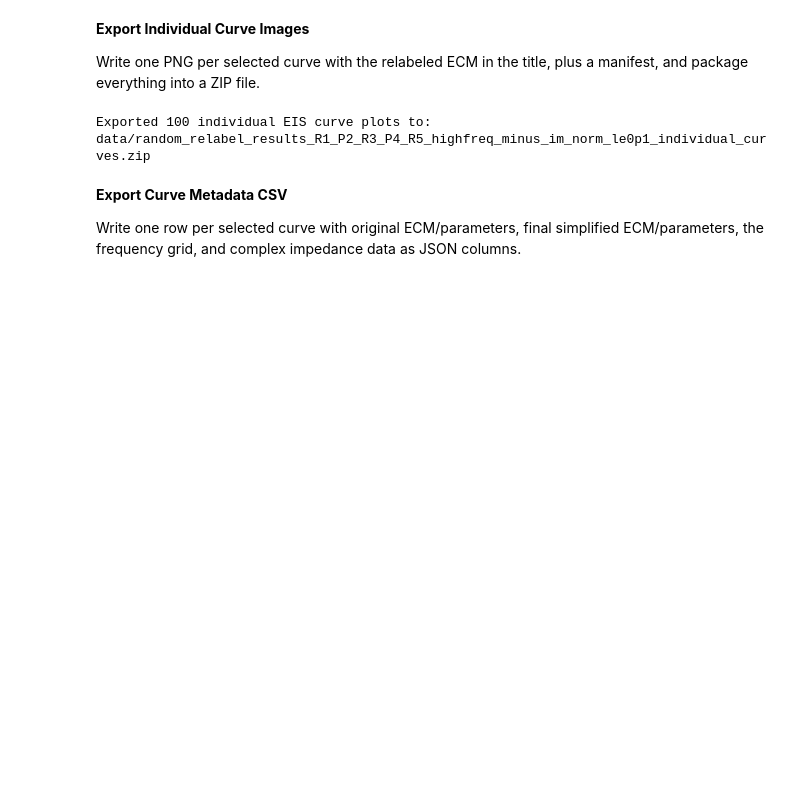
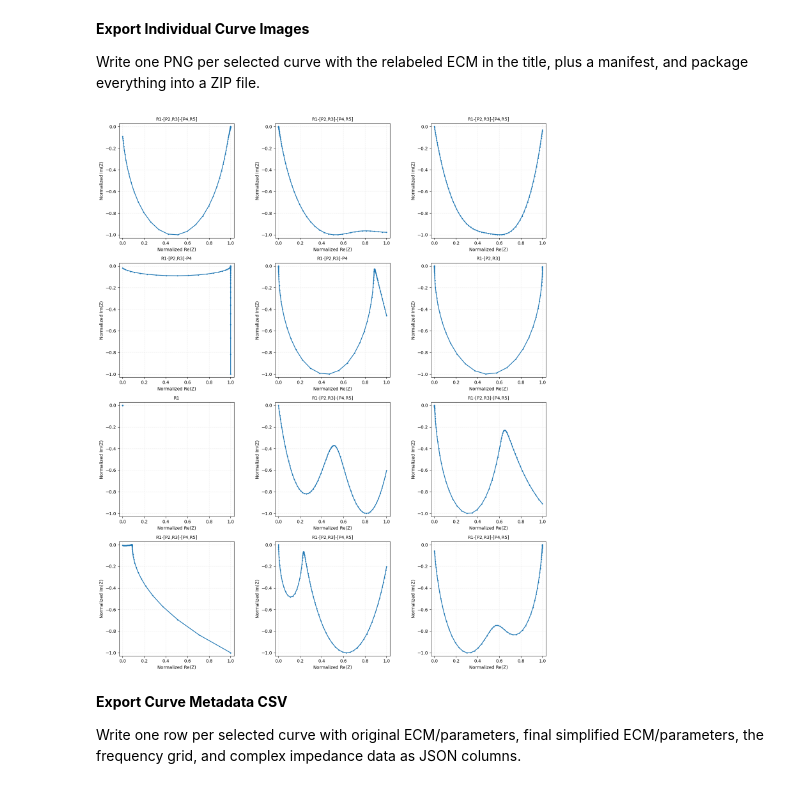
Before and after one commit to zhechengyin/AutoREC, a Jupyter notebook: generate_EIS_data_1.ipynb, the cells around one changed output. Drawn from its saved outputs; the diff is of its cells as text; code cells hidden in the pictures; blank space fills up the shorter version.

```diff
--- a/generate_EIS_data_1.ipynb
+++ b/generate_EIS_data_1.ipynb
@@ -1403,42 +1395,33 @@ plt.show()
 
 Write one PNG per selected curve with the relabeled ECM in the title, plus a manifest, and package everything into a ZIP file.
 # %%
-export_df = random_relabel_results_df.dropna(subset=['relabel_ecm']).sort_values('selected_position').copy()
-if export_df.empty:
-    raise ValueError('No relabeled EIS curves are available to export.')
+plot_df = random_relabel_results_df.dropna(subset=['relabel_ecm']).sort_values('selected_position').copy()
+if plot_df.empty:
+    raise ValueError('No relabeled EIS curves are available to plot.')
 
-manifest_cols = ['selected_position', 'original_ecm', 'simplified_ecm', 'relabel_ecm', 'relabel_failed', 'failure_reason']
-readme = (
-    'Each PNG contains one greedy-selected normalized Nyquist curve.\n'
-    'The plot title is the final ECM label after simplification and FIM relabeling.\n'
-    'Curves are stored internally as normalized -Im(Z) and plotted as normalized Im(Z).\n'
-)
+preview_count = min(12, len(plot_df))
+n_cols = min(3, preview_count)
+n_rows = math.ceil(preview_count / n_cols)
+fig, axes = plt.subplots(n_rows, n_cols, figsize=(5.0 * n_cols, 4.4 * n_rows), squeeze=False)
 
-with zipfile.ZipFile(individual_curve_zip_path, mode='w', compression=zipfile.ZIP_DEFLATED) as archive:
-    archive.writestr('README.txt', readme)
-    archive.writestr('manifest.csv', export_df[manifest_cols].to_csv(index=False))
-    for _, row in export_df.iterrows():
-        pos, label = int(row['selected_position']), str(row['relabel_ecm'])
-        safe_label = re.sub(r'[^A-Za-z0-9._-]+', '_', label).strip('_') or 'unknown_ecm'
-        re_norm, minus_im_norm = row['curve']
-        fig, ax = plt.subplots(figsize=(6.0, 5.4))
-        ax.plot(re_norm, -minus_im_norm, linewidth=2.0, color='tab:blue')
-        ax.set_title(f'Curve {pos:03d}\nRelabel ECM: {label}', fontsize=11, wrap=True)
-        ax.set_xlabel('Normalized Re(Z)')
-        ax.set_ylabel('Normalized Im(Z)')
-        ax.set_xlim(-0.03, 1.03)
-        ax.set_ylim(-1.03, 0.03)
-        ax.grid(True, linestyle=':', alpha=0.35)
-        ax.set_aspect('equal', adjustable='box')
-        fig.tight_layout()
-        with BytesIO() as buffer:
-            fig.savefig(buffer, format='png', dpi=200, bbox_inches='tight')
-            archive.writestr(f'curve_{pos:03d}_{safe_label}.png', buffer.getvalue())
-        plt.close(fig)
+for ax, (_, row) in zip(axes.ravel(), plot_df.head(preview_count).iterrows()):
+    re_fit, minus_im_fit = simulate_relabel_normalized_curve(row, random_ecm_freq)
+    ax.plot(re_fit, -minus_im_fit, linewidth=1.6, marker='o', markersize=1.8)
+    ax.set_title(str(row['relabel_ecm']), fontsize=10, wrap=True)
+    ax.set_xlabel('Normalized Re(Z)')
+    ax.set_ylabel('Normalized Im(Z)')
+    ax.set_xlim(-0.03, 1.03)
+    ax.set_ylim(-1.03, 0.03)
+    ax.grid(True, linestyle=':', alpha=0.35)
+    ax.set_aspect('equal', adjustable='box')
 
-print(f'Exported {len(export_df)} individual EIS curve plots to: {individual_curve_zip_path}')
+for ax in axes.ravel()[preview_count:]:
+    ax.axis('off')
+
+fig.tight_layout()
+plt.show()
 # %% [output]
-Exported 100 individual EIS curve plots to: data/random_relabel_results_R1_P2_R3_P4_R5_highfreq_minus_im_norm_le0p1_individual_curves.zip
+[figure, added]
 # %% [markdown]
 **Export Curve Metadata CSV**
 
```
Also changed, not shown: parts of 13 cells of this notebook, 5 other files.
